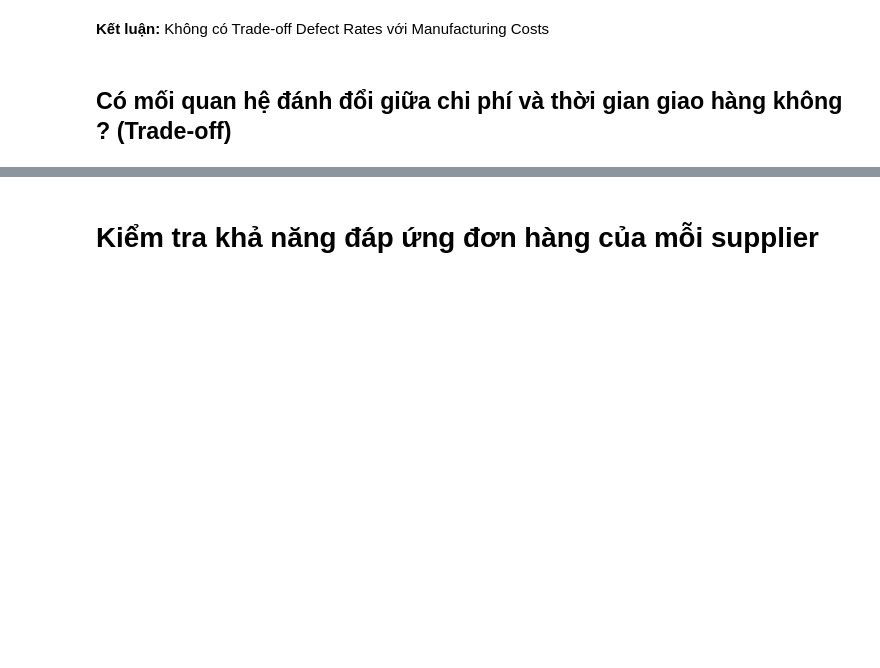
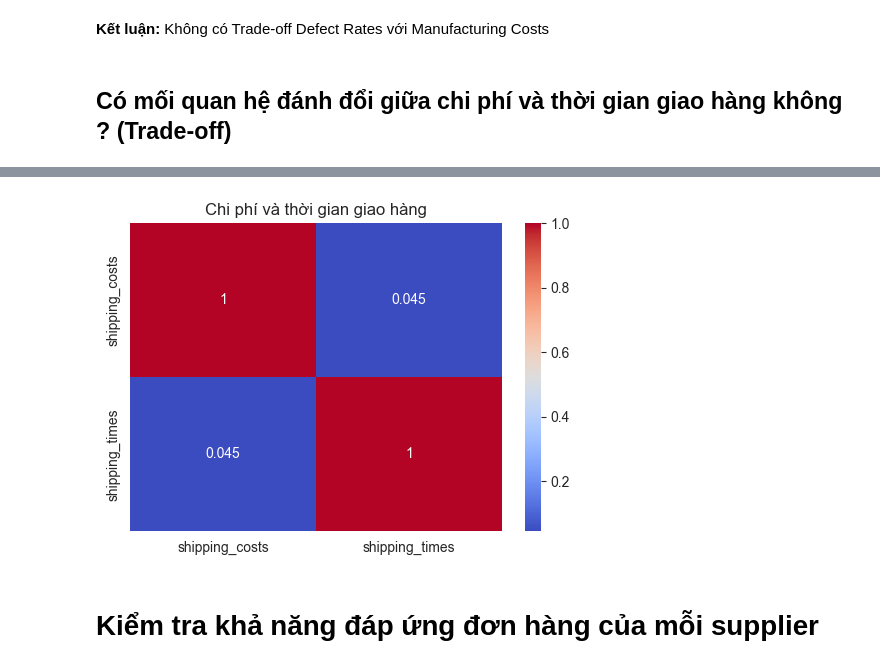
Before and after one commit to Avcuongy/DSS, a Jupyter notebook: notebooks/analysis/3_bivariate.ipynb, the cells around one changed output, grey strips where cells are left out. Drawn from its saved outputs; the diff is of its cells as text; code cells hidden in the pictures; blank space fills up the shorter version.

```diff
--- a/notebooks/analysis/3_bivariate.ipynb
+++ b/notebooks/analysis/3_bivariate.ipynb
@@ -338,3 +367,10 @@ Spearman correlation: 0.049, p-value = 0.6303
+# %%
+plt.figure(figsize=(6,4))
+sns.heatmap(df[['shipping_costs','shipping_times']].corr(method='pearson'), annot=True, cmap='coolwarm')
+plt.title("Chi phí và thời gian giao hàng")
+plt.show()
+# %% [output]
+[figure, added]
 # %% [markdown]
 # Kiểm tra khả năng đáp ứng đơn hàng của mỗi supplier
 # %%
```
Also changed, not shown: parts of 7 cells of this notebook, 1 other file.
